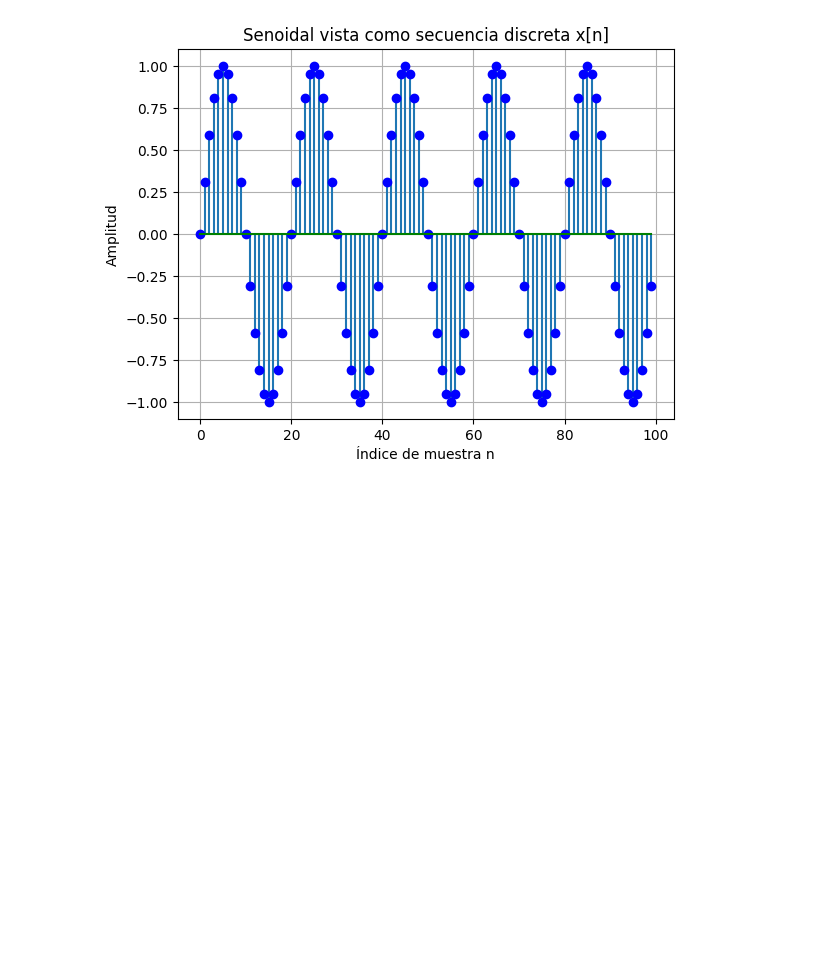
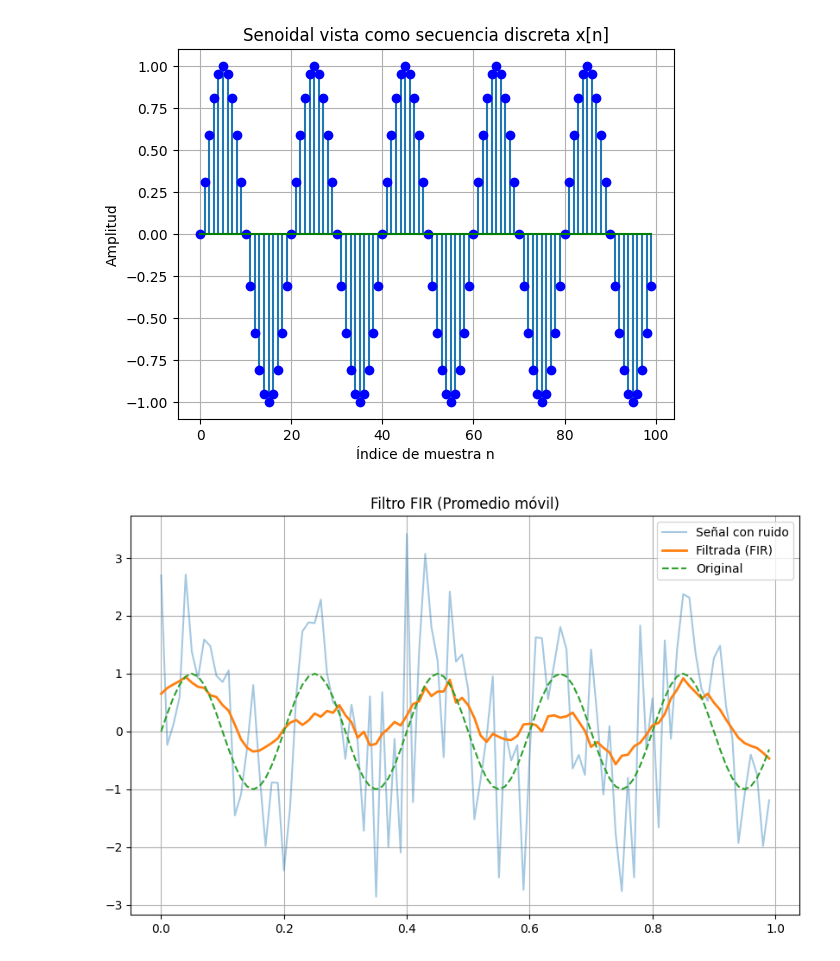
Before and after one commit to dsvallespir/dsp-python, a Jupyter notebook: session1.ipynb, the cells around one changed output. Saved outputs shown, nothing was run; the diff lists cells and outputs as text; code cells hidden in the pictures; blank space fills up the shorter version.

```diff
--- a/session1.ipynb
+++ b/session1.ipynb
@@ -59,3 +59,31 @@ plt.grid(True)
 plt.show()
 # %% [output]
 [figure]
+# %%
+import numpy as np
+import matplotlib.pyplot as plt
+
+fs = 100
+T = 1.0
+t = np.arange(0, T, 1/fs)
+
+x = np.sin(2 * np.pi * 5 * t)
+
+noise = 1 * np.random.randn(len(t))
+
+x_noisy = x + noise
+
+N = 15
+h = np.ones(N) / N
+y = np.convolve(x_noisy, h, mode='same')
+
+plt.figure(figsize=(10,6))
+plt.plot(t, x_noisy, label="Señal con ruido", alpha=0.4)
+plt.plot(t, y, label="Filtrada (FIR)", linewidth=2)
+plt.plot(t, x, label="Original", linestyle='--')
+plt.legend()
+plt.grid(True)
+plt.title("Filtro FIR (Promedio móvil)")
+plt.show()
+# %% [output]
+[figure, added]
```
